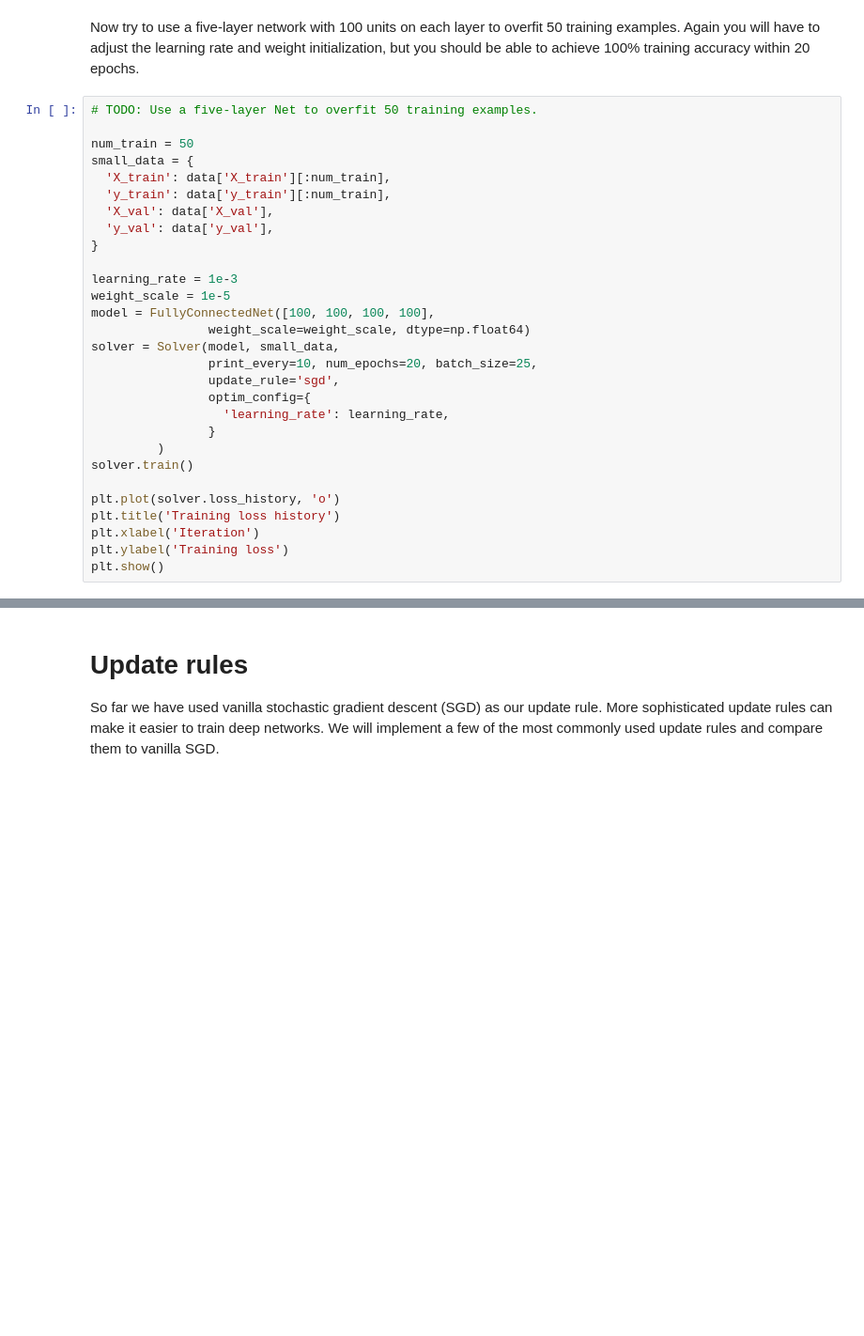
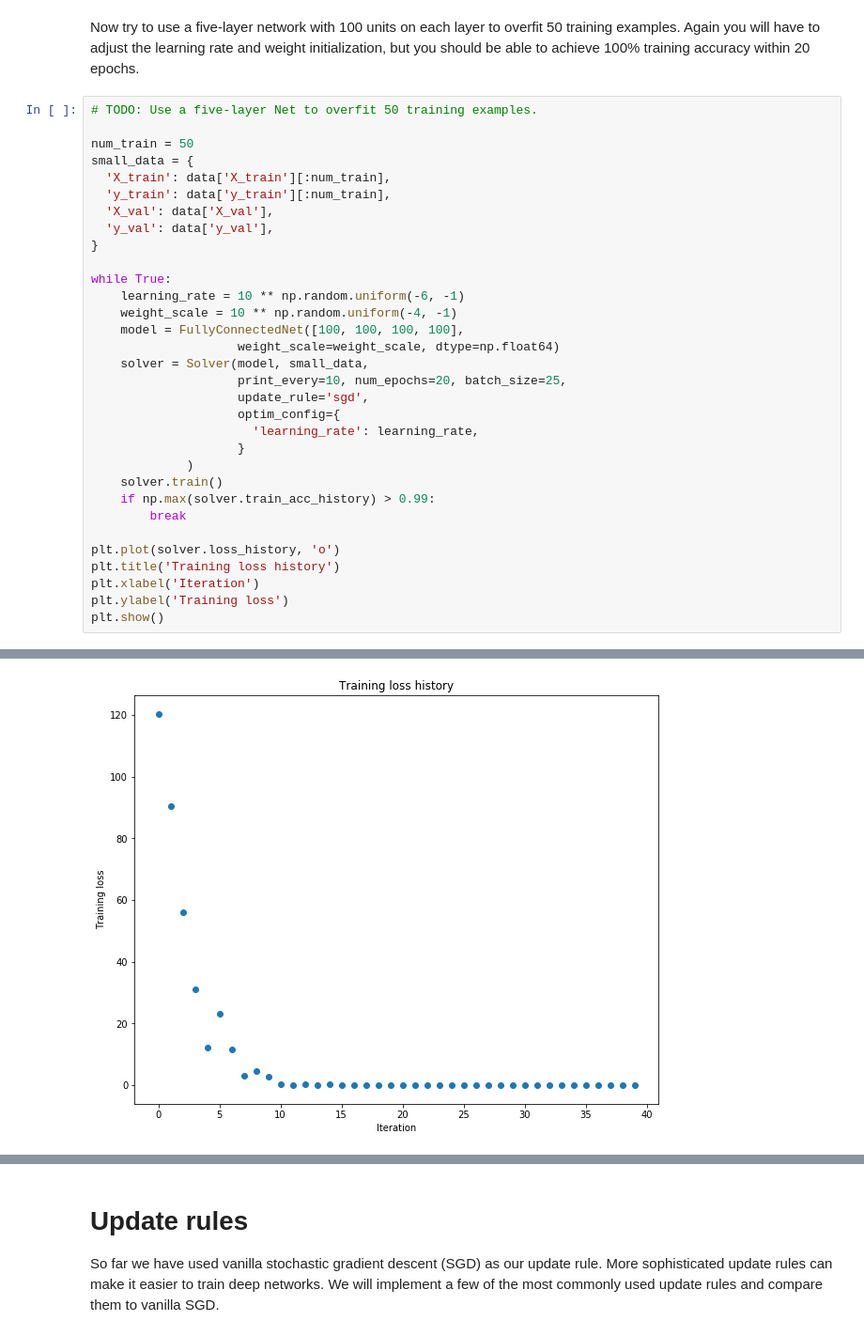
Before and after one commit to jshuhnow/AI-Study, a Jupyter notebook: dev/assignment2/FullyConnectedNets.ipynb, the cells around one changed output, grey strips where cells are left out. Shown: that part at 94% size. Saved outputs shown, nothing was run; the diff lists cells and outputs as text; blank space fills up the shorter version.

```diff
--- a/dev/assignment2/FullyConnectedNets.ipynb
+++ b/dev/assignment2/FullyConnectedNets.ipynb
@@ -417,21 +479,25 @@ small_data = {
   'y_val': data['y_val'],
 }
 
-learning_rate = 1e-3
-weight_scale = 1e-5
-model = FullyConnectedNet([100, 100, 100, 100],
-                weight_scale=weight_scale, dtype=np.float64)
-solver = Solver(model, small_data,
-                print_every=10, num_epochs=20, batch_size=25,
-                update_rule='sgd',
-                optim_config={
-                  'learning_rate': learning_rate,
-                }
-         )
-solver.train()
+while True:
+    learning_rate = 10 ** np.random.uniform(-6, -1)
+    weight_scale = 10 ** np.random.uniform(-4, -1)
+    model = FullyConnectedNet([100, 100, 100, 100],
+                    weight_scale=weight_scale, dtype=np.float64)
+    solver = Solver(model, small_data,
+                    print_every=10, num_epochs=20, batch_size=25,
+                    update_rule='sgd',
+                    optim_config={
+                      'learning_rate': learning_rate,
+                    }
+             )
+    solver.train()
+    if np.max(solver.train_acc_history) > 0.99:
+        break
 
 plt.plot(solver.loss_history, 'o')
 plt.title('Training loss history')
 plt.xlabel('Iteration')
 plt.ylabel('Training loss')
 plt.show()
+# %% [output]
@@ -438,3 +521,4 @@ plt.show()
+[figure, added]
 # %% [markdown]
 # Inline question:
 Did you notice anything about the comparative difficulty of training the three-layer net vs training the five layer net?
```
Also changed, not shown: parts of 8 cells of this notebook, 1 other file.
